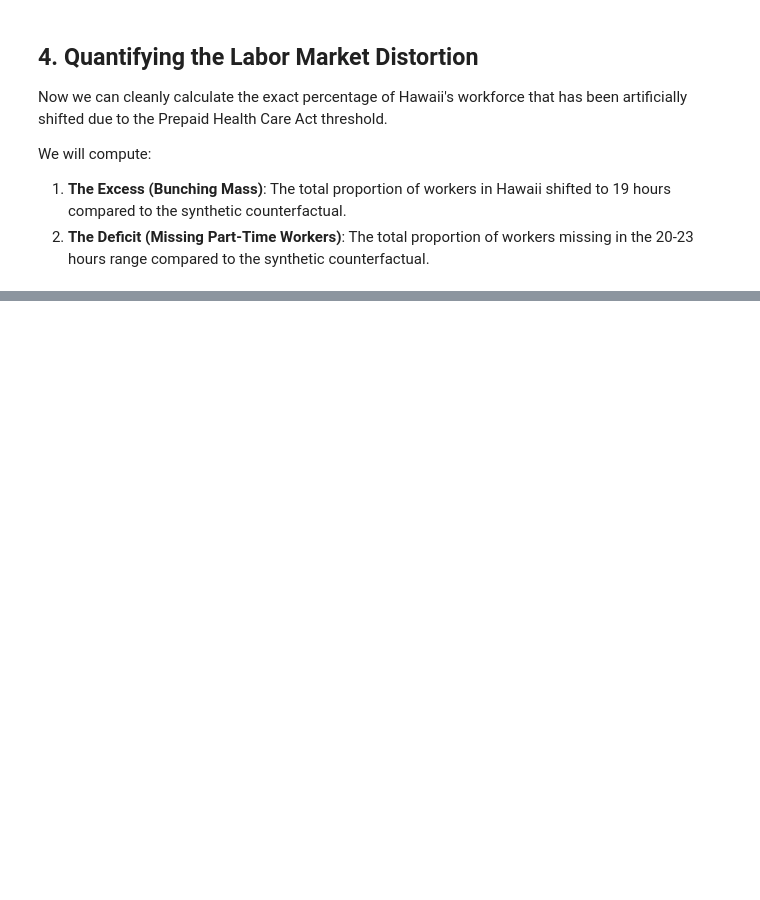
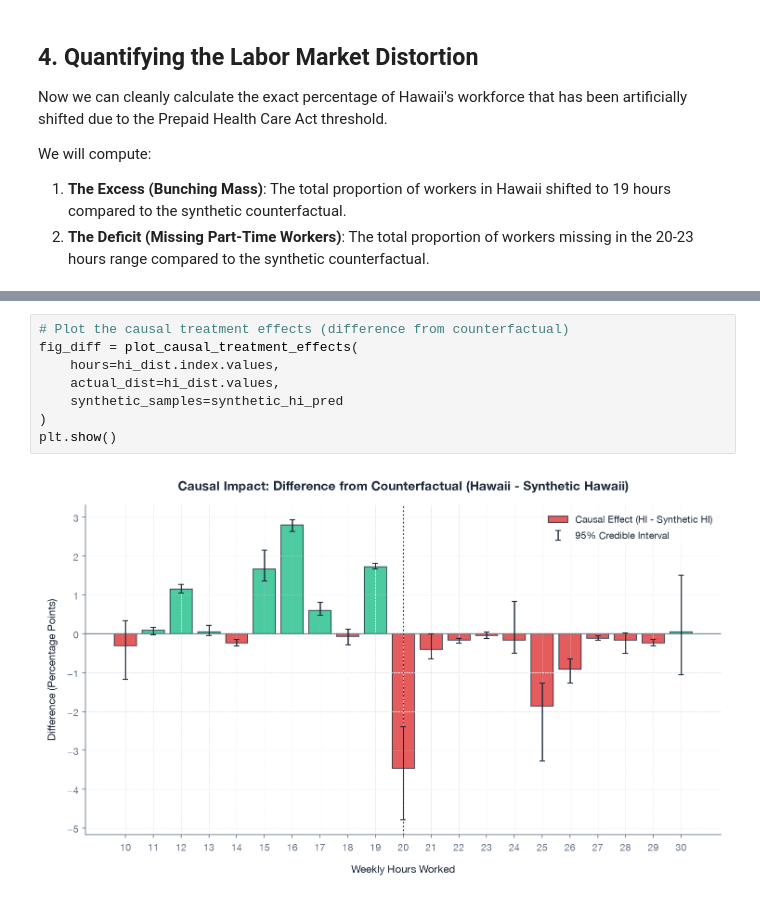
Before and after one commit to sam-tritto/Hawaii-Benefit-Cliff, a Jupyter notebook: hawaii_benefit_cliff.ipynb, the cells around one changed output, grey strips where cells are left out. Saved outputs shown, nothing was run; the diff lists cells and outputs as text; blank space fills up the shorter version.

```diff
--- a/hawaii_benefit_cliff.ipynb
+++ b/hawaii_benefit_cliff.ipynb
@@ -245,3 +260,13 @@ Suppressed/Missing workforce:   -3.66% (95% CI: -6.62% - -1.04%)
+# %%
+# Plot the causal treatment effects (difference from counterfactual)
+fig_diff = plot_causal_treatment_effects(
+    hours=hi_dist.index.values,
+    actual_dist=hi_dist.values,
+    synthetic_samples=synthetic_hi_pred
+)
+plt.show()
+# %% [output]
+[figure, added]
 # %% [markdown]
 ## 5. Policy Conclusions & Design Insights
 
```
Also changed, not shown: parts of 12 cells of this notebook, 4 other files.
